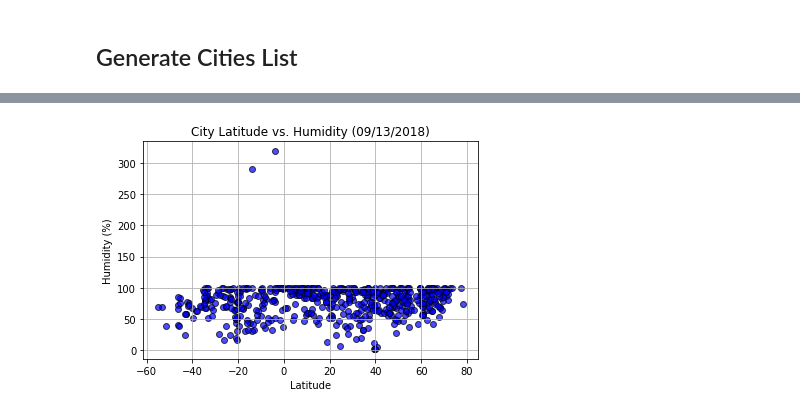
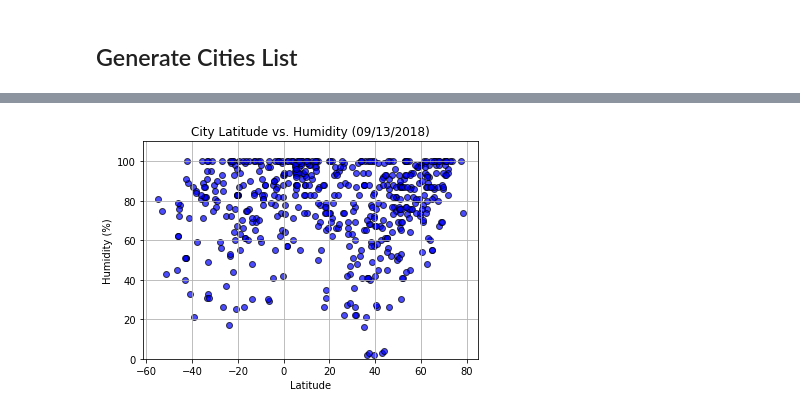
Before and after one commit to salizadeh10/WeatherPy, a Jupyter notebook: WeatherPy.ipynb, the cells around one changed output, grey strips where cells are left out. Saved outputs shown, nothing was run; the diff lists cells and outputs as text; code cells hidden in the pictures.

```diff
--- a/WeatherPy.ipynb
+++ b/WeatherPy.ipynb
@@ -172,24 +177,25 @@ plt.show()
 # %%
 #  --------------  Latitude vs. Humidity Plot  --------------------
 
 # x_axis ==> Latitude
 # y_axis ==> Humidity (%)
 
 plt.scatter(weather_df['lat'], weather_df['humidity'], edgecolors="black",
             marker="o", alpha=0.7, facecolors="blue")
 
 # cosmatic stuff
 todays_date = dt.datetime.today().strftime("%m/%d/%Y")
 plt.title("City Latitude vs. Humidity (" + todays_date + ")")
 plt.xlabel("Latitude")
 plt.ylabel("Humidity (%)")
+plt.ylim(0, 110)
 plt.grid(True)
 
 # Save Figure
 plt.savefig("City_Latitude_vs_Humidity.png")
 plt.show()
 # %% [output]
-[figure, old version]
+[figure, new version]
 # %%
 #  --------------  Latitude vs. Cloudiness Plot  --------------------
 
```
Also changed, not shown: parts of 16 cells of this notebook, 6 other files.
